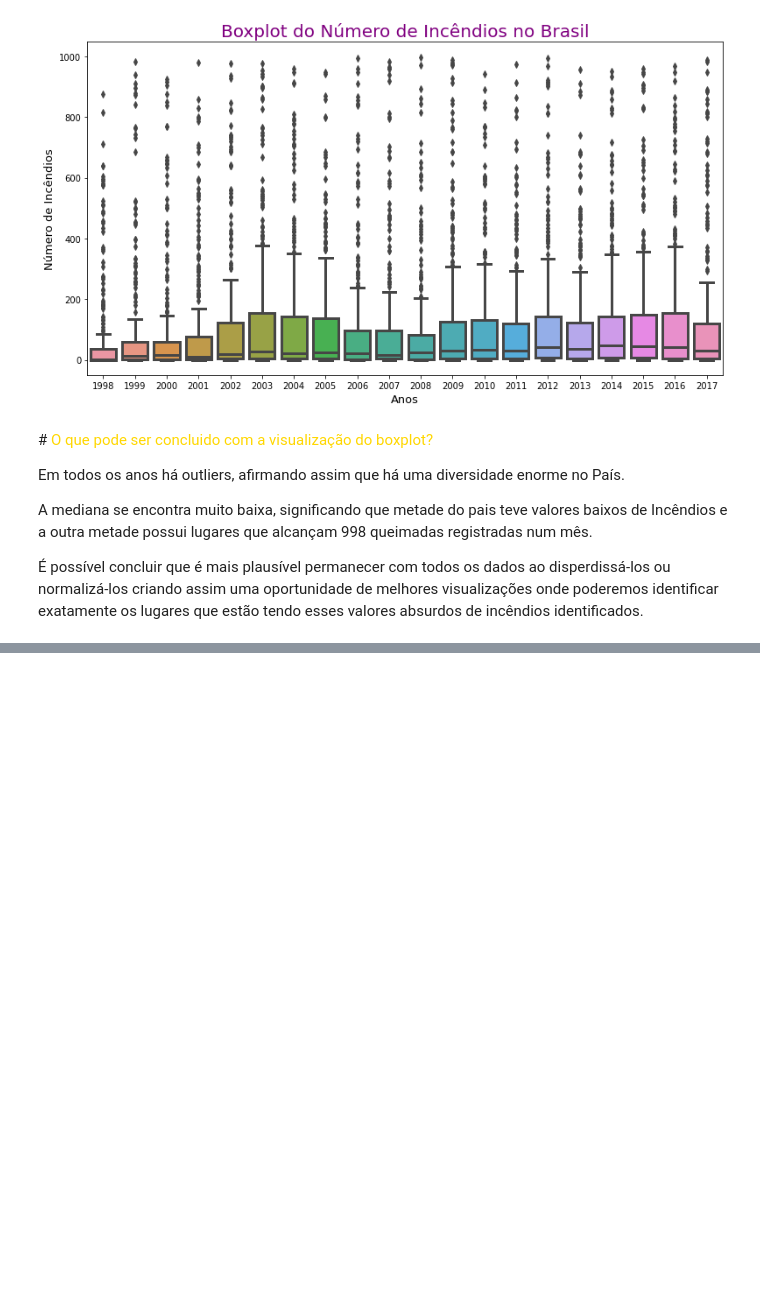
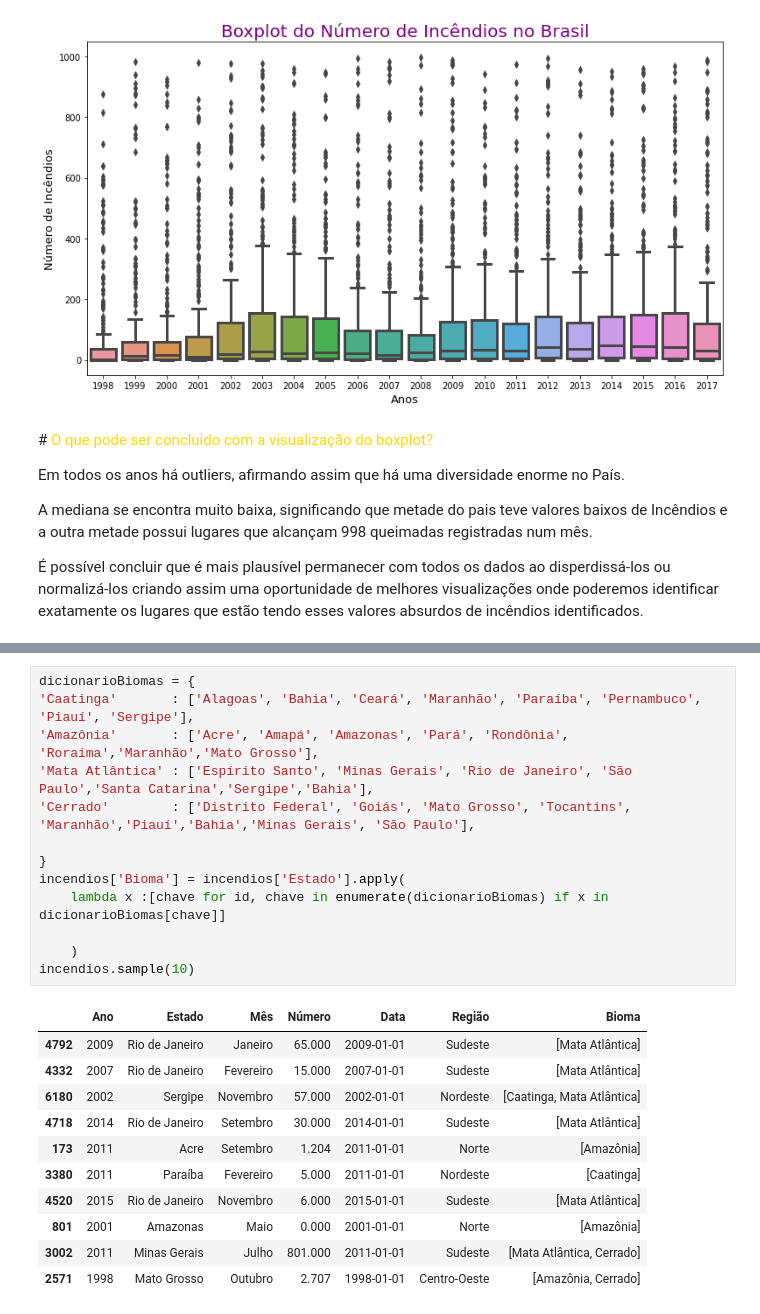
Before and after one commit to MatheusB2002/Analise-Incendios-Florestais, a Jupyter notebook: AnáliseIncêndio.ipynb, the cells around one changed output, grey strips where cells are left out. Saved outputs shown, nothing was run; the diff lists cells and outputs as text; blank space fills up the shorter version.

```diff
--- a/AnáliseIncêndio.ipynb
+++ b/AnáliseIncêndio.ipynb
@@ -218,0 +241,25 @@ Com a coluna adicionada podemos prosseguir com as análises.
+# %%
+dicionarioBiomas = {
+'Caatinga'       : ['Alagoas', 'Bahia', 'Ceará', 'Maranhão', 'Paraíba', 'Pernambuco', 'Piauí', 'Sergipe'],
+'Amazônia'       : ['Acre', 'Amapá', 'Amazonas', 'Pará', 'Rondônia', 'Roraima','Maranhão','Mato Grosso'],
+'Mata Atlântica' : ['Espírito Santo', 'Minas Gerais', 'Rio de Janeiro', 'São Paulo','Santa Catarina','Sergipe','Bahia'],
+'Cerrado'        : ['Distrito Federal', 'Goiás', 'Mato Grosso', 'Tocantins', 'Maranhão','Piauí','Bahia','Minas Gerais', 'São Paulo'],
+
+}
+incendios['Bioma'] = incendios['Estado'].apply(
+    lambda x :[chave for id, chave in enumerate(dicionarioBiomas) if x in dicionarioBiomas[chave]]
+
+    )
+incendios.sample(10)
+# %% [output]
+|  | Ano | Estado | Mês | Número | Data | Região | Bioma |
+| 4792 | 2009 | Rio de Janeiro | Janeiro | 65.000 | 2009-01-01 | Sudeste | [Mata Atlântica] |
+| 4332 | 2007 | Rio de Janeiro | Fevereiro | 15.000 | 2007-01-01 | Sudeste | [Mata Atlântica] |
+| 6180 | 2002 | Sergipe | Novembro | 57.000 | 2002-01-01 | Nordeste | [Caatinga, Mata Atlântica] |
+| 4718 | 2014 | Rio de Janeiro | Setembro | 30.000 | 2014-01-01 | Sudeste | [Mata Atlântica] |
+| 173 | 2011 | Acre | Setembro | 1.204 | 2011-01-01 | Norte | [Amazônia] |
+| 3380 | 2011 | Paraíba | Fevereiro | 5.000 | 2011-01-01 | Nordeste | [Caatinga] |
+| 4520 | 2015 | Rio de Janeiro | Novembro | 6.000 | 2015-01-01 | Sudeste | [Mata Atlântica] |
+| 801 | 2001 | Amazonas | Maio | 0.000 | 2001-01-01 | Norte | [Amazônia] |
+| 3002 | 2011 | Minas Gerais | Julho | 801.000 | 2011-01-01 | Sudeste | [Mata Atlântica, Cerrado] |
+| 2571 | 1998 | Mato Grosso | Outubro | 2.707 | 1998-01-01 | Centro-Oeste | [Amazônia, Cerrado] |
```
Also changed, not shown: parts of 16 cells of this notebook.
